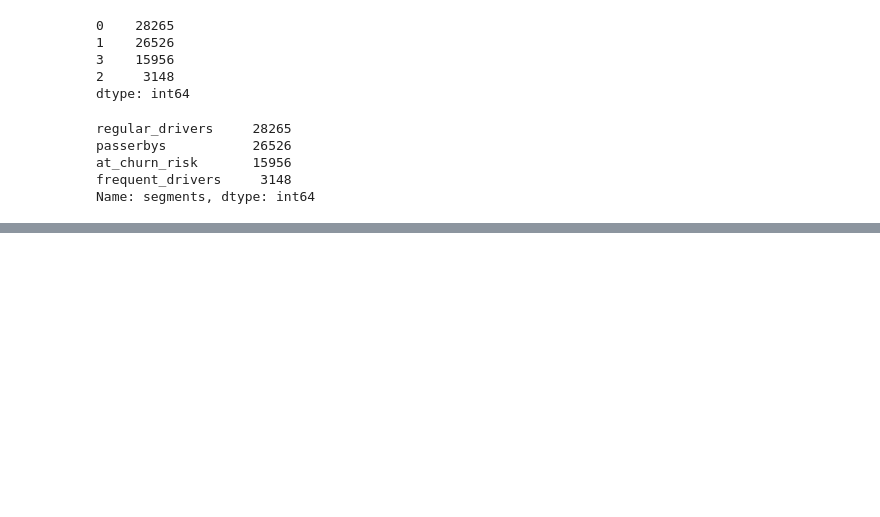
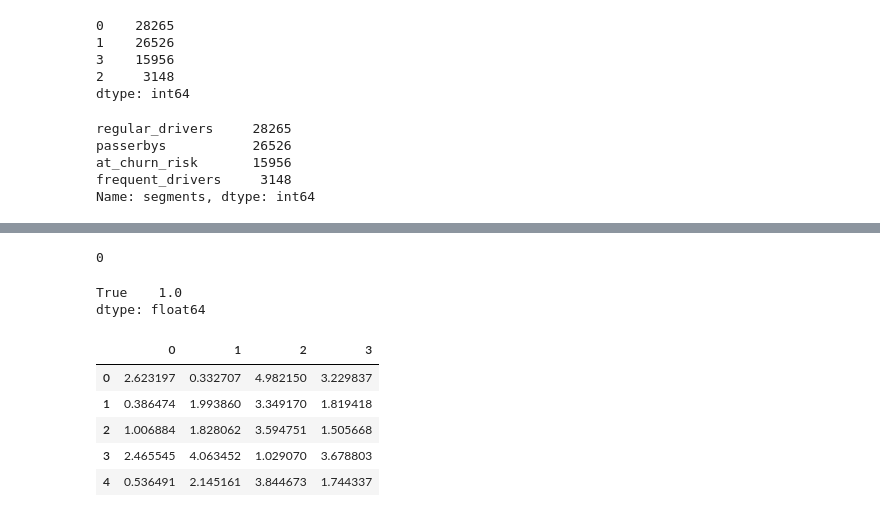
Before and after one commit to fedorTurchenko18/dsc-571, a Jupyter notebook: clustering.ipynb, the cells around one changed output, grey strips where cells are left out. Drawn from its saved outputs; the diff is of its cells as text; code cells hidden in the pictures; blank space fills up the shorter version.

```diff
--- a/clustering.ipynb
+++ b/clustering.ipynb
@@ -170,0 +192,4 @@ X[['cluster', 'monetary', 'recency', 'average_days_between_visits']].groupby('cl
+# %%
+X_agg_json = {}
+for col_0 in X_agg.columns.get_level_values(0).unique():
+    X_agg_json[col_0] = [(X_agg[col_0].to_dict(orient='dict'))]
@@ -170,0 +211,5 @@ X[['cluster', 'monetary', 'recency', 'average_days_between_visits']].groupby('cl
+# %%
+import json
+
+with open('service/app_ui/shap_plots/segments_target_rfm_table.json', 'w') as f:
+    json.dump(X_agg_json, f)
@@ -209,10 +291,10 @@ pd.Series(best_model.labels_).value_counts()
 2     3148
 dtype: int64
 # %%
-with open('./features/clustering_model.pkl', 'rb') as f:
+with open('service/app_api/features/clustering_model.pkl', 'rb') as f:
             model = pickle.load(f)
         # Load `scipy.stats.mstats.winsorize` output object to define threshold for the `monetary` variable
-with open('./features/winsorizing_object_for_threshold.pkl', 'rb') as f:
+with open('service/app_api/features/winsorizing_object_for_threshold.pkl', 'rb') as f:
     winsor = pickle.load(f)
 X_clust = X[['monetary', 'recency', 'average_days_between_visits']]
 monetary_threshold = winsor.max()
@@ -236,0 +406,26 @@ Name: segments, dtype: int64
+# %%
+sim[0].tolist().index(sim.max())
+# %% [output]
+0
+# %%
+labels_euc = []
+euc_dist_matrix = cdist(X_clust, centroids, 'euclidean')
+for row in euc_dist_matrix:
+    max_dist = row.min()
+    pred = row.tolist().index(max_dist)
+    labels_euc.append(pred)
+# %%
+pd.Series(labels == np.array(labels_euc)).value_counts(normalize=True)
+# %% [output]
+True    1.0
+dtype: float64
+# %%
+euc_dist_df = pd.DataFrame(euc_dist_matrix)
+euc_dist_df.head()
+# %% [output]
+|  | 0 | 1 | 2 | 3 |
+| 0 | 2.623197 | 0.332707 | 4.982150 | 3.229837 |
+| 1 | 0.386474 | 1.993860 | 3.349170 | 1.819418 |
+| 2 | 1.006884 | 1.828062 | 3.594751 | 1.505668 |
+| 3 | 2.465545 | 4.063452 | 1.029070 | 3.678803 |
+| 4 | 0.536491 | 2.145161 | 3.844673 | 1.744337 |
```
Also changed, not shown: parts of 28 cells of this notebook, 16 other files.
